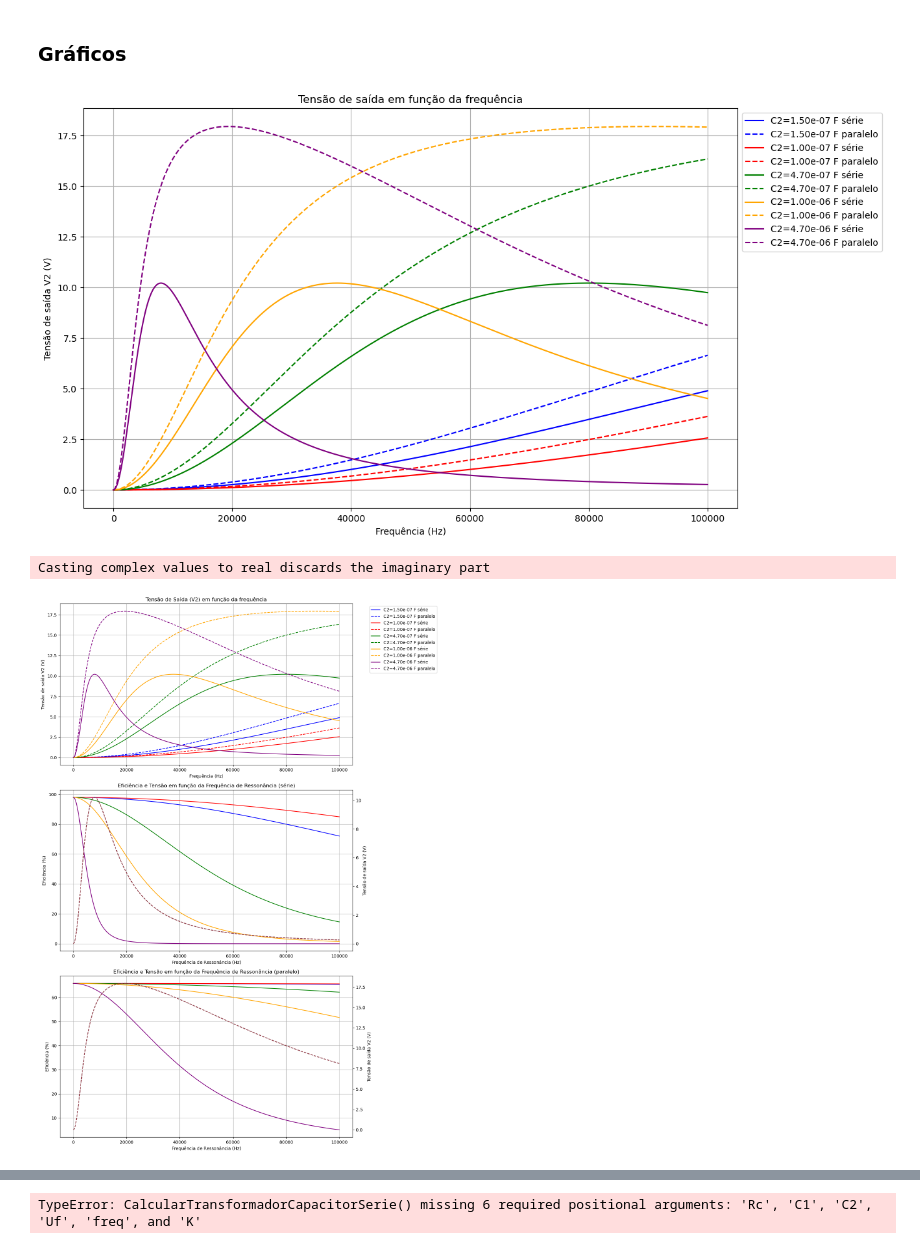
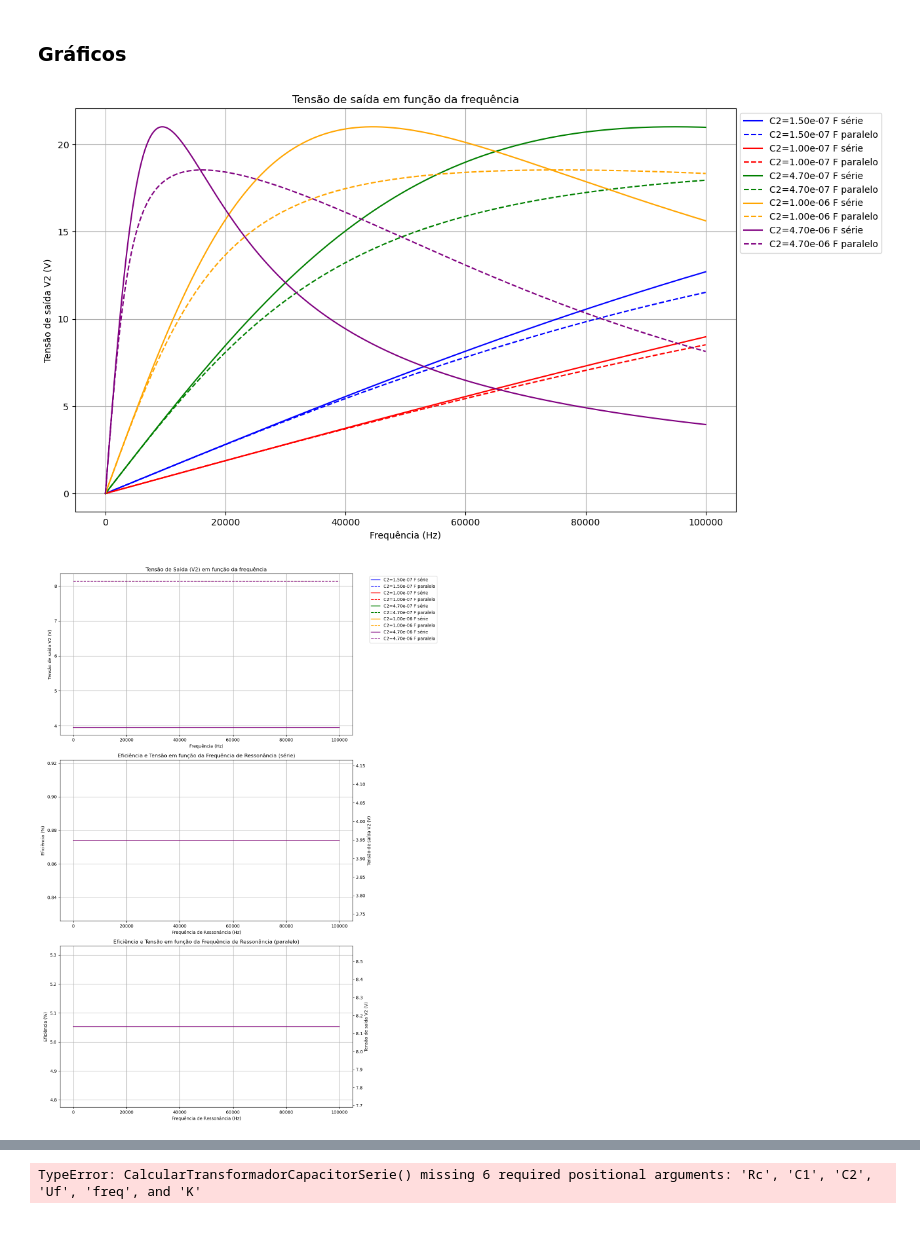
Before and after one commit to EnzoSilva14/projeto-eletromag, a Jupyter notebook: gabi.ipynb, the cells around one changed output, grey strips where cells are left out. Cells and saved outputs as stored; diff of their text form; code cells hidden in the pictures.

```diff
--- a/gabi.ipynb
+++ b/gabi.ipynb
@@ -37,13 +37,13 @@ def impedancia(R, C, L, f):
     Zr = R # Impedância do resistor
     return Zc, Zl, Zr
 
-def ZM(L1, L2, K, freq):
+def impedancia_ZM(L1, L2, K, freq):
     omega = 2 * np.pi * freq
     M = K * np.sqrt(L1*L2)
     Zm = 1j*omega*M
     return Zm
 # %%
-def CalcularTransformadorCapacitorParalelo(ZR1, ZR2, Rc, ZC1, ZC2, ZL1, ZL2, ZM, Uf, freq):
+def CalcularTransformadorCapacitorParalelo(ZR1, ZR2, Rc, ZC1, ZC2, ZL1, ZL2, ZM, Uf):
 
     Z = np.array([[ZR1 + ZL1 + ZC1, -ZM],
                   [-ZM, ZR2 + ZL2 + ((ZC2*Rc)/(ZC2+Rc))]])  # Impedância total
@@ -63,11 +63,12 @@ def CalcularTransformadorCapacitorParalelo(ZR1, ZR2, Rc, ZC1, ZC2, ZL1, ZL2, ZM,
 
     eficiencia = 100*P_saida/P_entrada if P_entrada > 0 else 0
 
-    f_res = 1/(2*np.pi*(L1*C1)**0.5)
+    v2_real = abs(V2)
+    P_resistor = np.real(V2)**2/Rc
 
-    return i1, i2, V2, eficiencia, f_res
+    return i1, i2, v2_real, eficiencia, P_resistor
 
-def CalcularTransformadorCapacitorSerie(R1, R2, Rc, C1, C2, Uf, freq, K):
+def CalcularTransformadorCapacitorSerie(ZR1, ZR2, Rc, ZC1, ZC2, ZL1, ZL2, ZM, Uf):
 
     Z = np.array([[ZR1 + ZL1 + ZC1, -ZM],
                   [-ZM, ZR2 + ZL2 + ZC2 + Rc]])  # Impedância total
@@ -78,9 +79,7 @@ def CalcularTransformadorCapacitorSerie(R1, R2, Rc, C1, C2, Uf, freq, K):
     i1 = I[0]
     i2 = I[1]
 
-    Zeq = Rc*ZC2/(Rc + ZC2)
-
-    V2 = Zeq*i2   #tensao na saída
+    V2 = Rc*i2  #tensao na saída
 
     #potencias
     # Potência de entrada (no primário)
@@ -91,6 +90,7 @@ def CalcularTransformadorCapacitorSerie(R1, R2, Rc, C1, C2, Uf, freq, K):
 
     eficiencia = 100*P_saida/P_entrada if P_entrada > 0 else 0
 
-    f_res = 1/(2*np.pi*(L1*C1)**0.5)
+    v2_real = abs(V2)
+    P_resistor = np.real(V2)**2/(Rc)
 
-    return i1, i2, V2, eficiencia, f_res
+    return i1, i2, v2_real, eficiencia, P_resistor
@@ -113,36 +115,42 @@ linestyles = ['-', '--']
 
 for i, C in enumerate(valores_c2):
     V_serie = []
     V_paralelo = []
     ef_serie = []
     ef_paralelo = []
 
     for freq in frequencias:
-        i1, i2, V2, eficiencia, f_res = CalcularTransformadorCapacitorParalelo(R1, R2, Rc, C, C, Uf, freq, K)
+        L1 = indutancia_ressonante(freq, C)
+        L2 = indutancia_ressonante(freq, C)
+        ZC1, ZL1, ZR1 = impedancia(R1, C, L1, freq)
+        ZC2, ZL2, ZR2 = impedancia(R2, C, L2, freq)
+        ZM = impedancia_ZM(L1, L2, K, freq)
+
+        i1, i2, V2, eficiencia, P_carga = CalcularTransformadorCapacitorParalelo(ZR1, ZR2, Rc, ZC1, ZC2, ZL1, ZL2, ZM, Uf)
         V_paralelo.append(V2)
         ef_paralelo.append(eficiencia)
 
-        i1, i2, V2, eficiencia, f_res = CalcularTransformadorCapacitorSerie(R1, R2, Rc, C, C, Uf, freq, K)
+        i1, i2, V2, eficiencia, P_carga = CalcularTransformadorCapacitorSerie(ZR1, ZR2, Rc, ZC1, ZC2, ZL1, ZL2, ZM, Uf)
         V_serie.append(V2)
         ef_serie.append(eficiencia)
 
     # Plotar tensão do série
     plt.plot(frequencias, V_serie, label=f'C2={C:.2e} F série', color=cores[i], linestyle=linestyles[0])
 
     # Plotar tensão do paralelo
     plt.plot(frequencias, V_paralelo, label=f'C2={C:.2e} F paralelo', color=cores[i], linestyle=linestyles[1])
 
 # Configuração do gráfico
 plt.title("Tensão de saída em função da frequência")
 plt.xlabel("Frequência (Hz)")
 plt.ylabel("Tensão de saída V2 (V)")
 plt.legend(loc="upper left", bbox_to_anchor=(1, 1))  # Coloca a legenda à direita do gráfico
 plt.grid(True)
 
 # Exibir gráfico
 plt.show()
 # %% [output]
-[figure, old version]
+[figure, new version]
 # %%
 import numpy as np
 import matplotlib.pyplot as plt
@@ -158,21 +166,21 @@ for i, C in enumerate(valores_c2):
     V_paralelo = []
     ef_serie = []
     ef_paralelo = []
-    f_res_serie = []
-    f_res_paralelo = []
+    P_res_serie = []
+    P_res_paralelo = []
 
     for freq in frequencias:
         # Calcular para paralelo
-        i1, i2, V2, eficiencia, f_res = CalcularTransformadorCapacitorParalelo(R1, R2, Rc, C, C, Uf, freq, K)
+        i1, i2, V2, eficiencia, P_res = CalcularTransformadorCapacitorParalelo(ZR1, ZR2, Rc, ZC1, ZC2, ZL1, ZL2, ZM, Uf)
         V_paralelo.append(V2)
         ef_paralelo.append(eficiencia)
-        f_res_paralelo.append(f_res)
+        P_res_paralelo.append(P_res)
 
         # Calcular para série
-        i1, i2, V2, eficiencia, f_res = CalcularTransformadorCapacitorSerie(R1, R2, Rc, C, C, Uf, freq, K)
+        i1, i2, V2, eficiencia, P_res = CalcularTransformadorCapacitorSerie(ZR1, ZR2, Rc, ZC1, ZC2, ZL1, ZL2, ZM, Uf)
         V_serie.append(V2)
         ef_serie.append(eficiencia)
-        f_res_serie.append(f_res)
+        P_res_serie.append(P_res)
 
     # Plotar tensão série e paralelo no primeiro gráfico (ax1)
     ax1.plot(frequencias, V_serie, label=f'C2={C:.2e} F série', color=cores[i], linestyle=linestyles[0])
@@ -195,8 +203,8 @@ ax2_twin = ax2.twinx()
 ax3_twin = ax3.twinx()
 for i, C in enumerate(valores_c2):
     # Plotar tensões no eixo à direita
-    ax2_twin.plot(f_res_serie, V_serie, label=f'C2={C:.2e} F série',  color=cores[i], linestyle=linestyles[1], alpha=0.5)
-    ax3_twin.plot(f_res_paralelo, V_paralelo, label=f'C2={C:.2e} F paralelo',  color=cores[i], linestyle=linestyles[1], alpha=0.5)
+    ax2_twin.plot(P_res_serie, V_serie, label=f'C2={C:.2e} F série',  color=cores[i], linestyle=linestyles[1], alpha=0.5)
+    ax3_twin.plot(P_res_paralelo, V_paralelo, label=f'C2={C:.2e} F paralelo',  color=cores[i], linestyle=linestyles[1], alpha=0.5)
 
 # Configurações do gráfico de eficiência (ax2)
 ax2.set_title("Eficiência e Tensão em função da Frequência de Ressonância (série)")
@@ -222,8 +230,7 @@ plt.tight_layout()
 # Exibir gráfico
 plt.show()
 # %% [output]
-Casting complex values to real discards the imaginary part
-[figure, old version]
+[figure, new version]
 # %%
 import numpy as np
 import matplotlib.pyplot as plt
```
Also changed, not shown: parts of 2 cells of this notebook.
